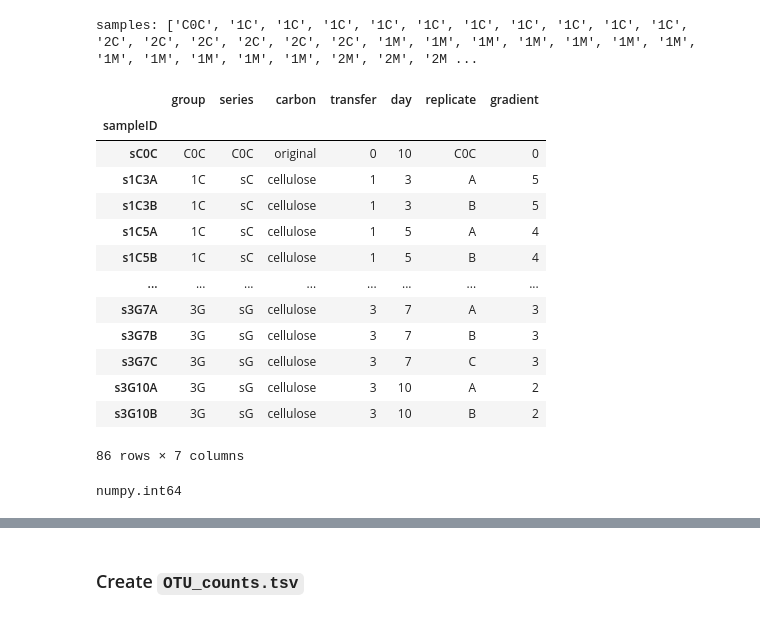
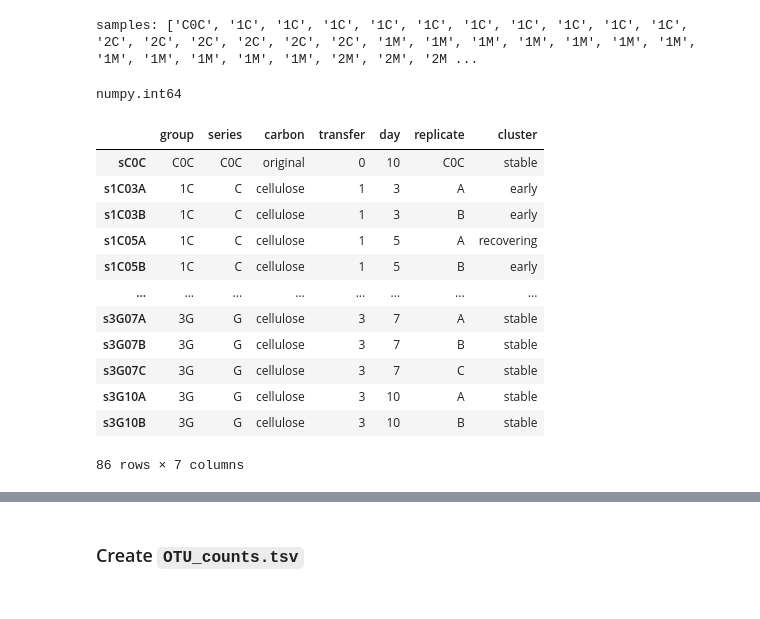
Before and after one commit to olincollege/microbiome-network-analysis-research, a Jupyter notebook: scripts/format.ipynb, the cells around one changed output, grey strips where cells are left out. Saved outputs shown, nothing was run; the diff lists cells and outputs as text; code cells hidden in the pictures.

```diff
--- a/scripts/process_data.ipynb
+++ b/scripts/format.ipynb
@@ -175,24 +191,24 @@ print("samples:", list(sample_metadata.group))
 # %% [output]
 samples: ['C0C', '1C', '1C', '1C', '1C', '1C', '1C', '1C', '1C', '1C', '1C', '2C', '2C', '2C', '2C', '2C', '2C', '1M', '1M', '1M', '1M', '1M', '1M', '1M', '1M', '1M', '1M', '1M', '1M', '2M', '2M', '2M ...
-# %%
-sample_metadata = sample_metadata.drop(["s2M7C"])
-sample_metadata
-# %% [output]
-|  | group | series | carbon | transfer | day | replicate | gradient |
-| sampleID |  |  |  |  |  |  |  |
-| sC0C | C0C | C0C | original | 0 | 10 | C0C | 0 |
-| s1C3A | 1C | sC | cellulose | 1 | 3 | A | 5 |
-| s1C3B | 1C | sC | cellulose | 1 | 3 | B | 5 |
-| s1C5A | 1C | sC | cellulose | 1 | 5 | A | 4 |
-| s1C5B | 1C | sC | cellulose | 1 | 5 | B | 4 |
-| ... | ... | ... | ... | ... | ... | ... | ... |
-| s3G7A | 3G | sG | cellulose | 3 | 7 | A | 3 |
-| s3G7B | 3G | sG | cellulose | 3 | 7 | B | 3 |
-| s3G7C | 3G | sG | cellulose | 3 | 7 | C | 3 |
-| s3G10A | 3G | sG | cellulose | 3 | 10 | A | 2 |
-| s3G10B | 3G | sG | cellulose | 3 | 10 | B | 2 |
-86 rows × 7 columns
 # %%
 type(sample_metadata["day"][1])
 # %% [output]
 numpy.int64
+# %%
+# add sample clusters to sample metadata
+sample_metadata = sample_metadata.merge(sample_clusters, left_index=True, right_index=True)
+sample_metadata
+# %% [output]
+|  | group | series | carbon | transfer | day | replicate | cluster |
+| sC0C | C0C | C0C | original | 0 | 10 | C0C | stable |
+| s1C03A | 1C | C | cellulose | 1 | 3 | A | early |
+| s1C03B | 1C | C | cellulose | 1 | 3 | B | early |
+| s1C05A | 1C | C | cellulose | 1 | 5 | A | recovering |
+| s1C05B | 1C | C | cellulose | 1 | 5 | B | early |
+| ... | ... | ... | ... | ... | ... | ... | ... |
+| s3G07A | 3G | G | cellulose | 3 | 7 | A | stable |
+| s3G07B | 3G | G | cellulose | 3 | 7 | B | stable |
+| s3G07C | 3G | G | cellulose | 3 | 7 | C | stable |
+| s3G10A | 3G | G | cellulose | 3 | 10 | A | stable |
+| s3G10B | 3G | G | cellulose | 3 | 10 | B | stable |
+86 rows × 7 columns
```
Also changed, not shown: parts of 24 cells of this notebook, 39 other files.
